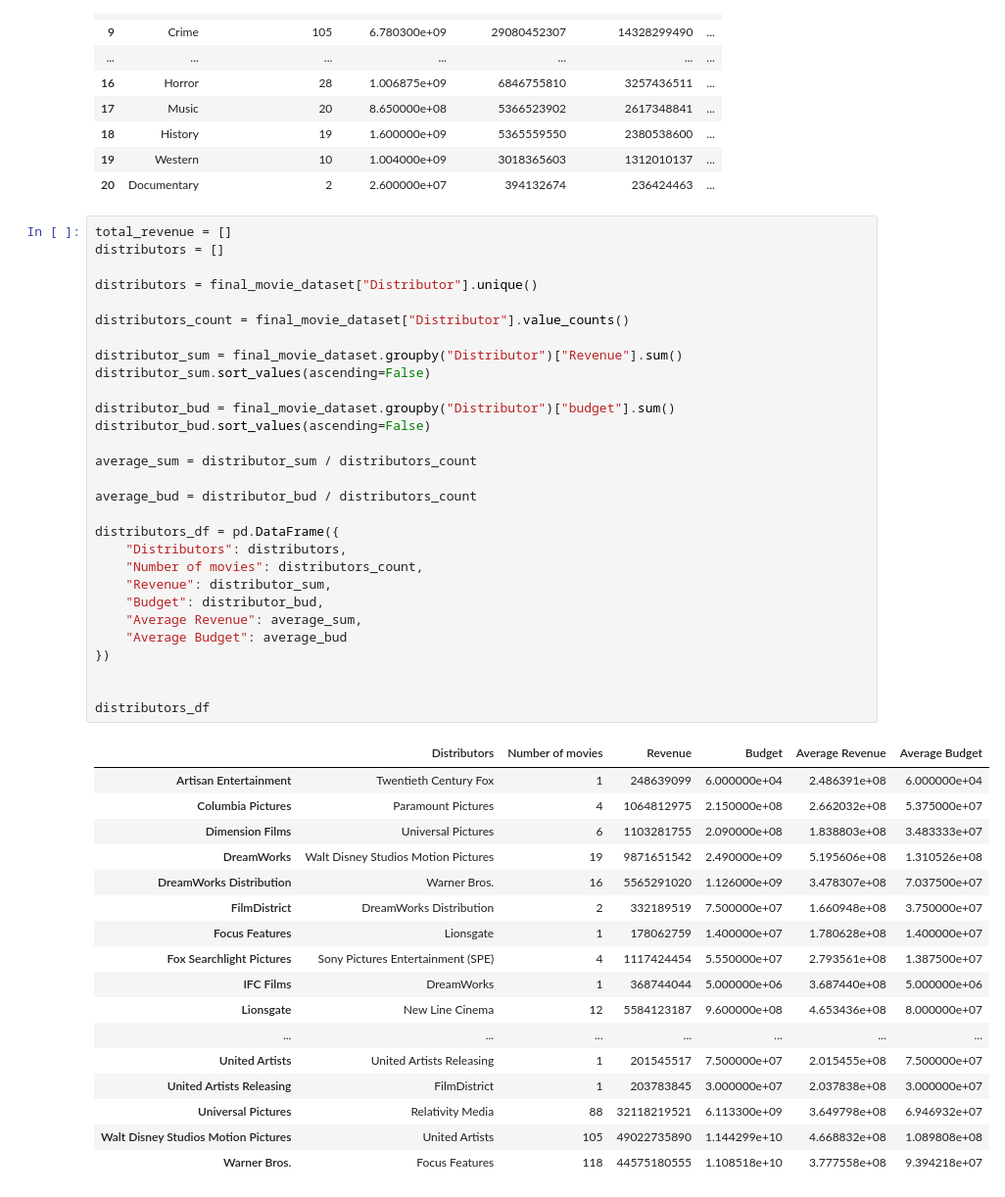
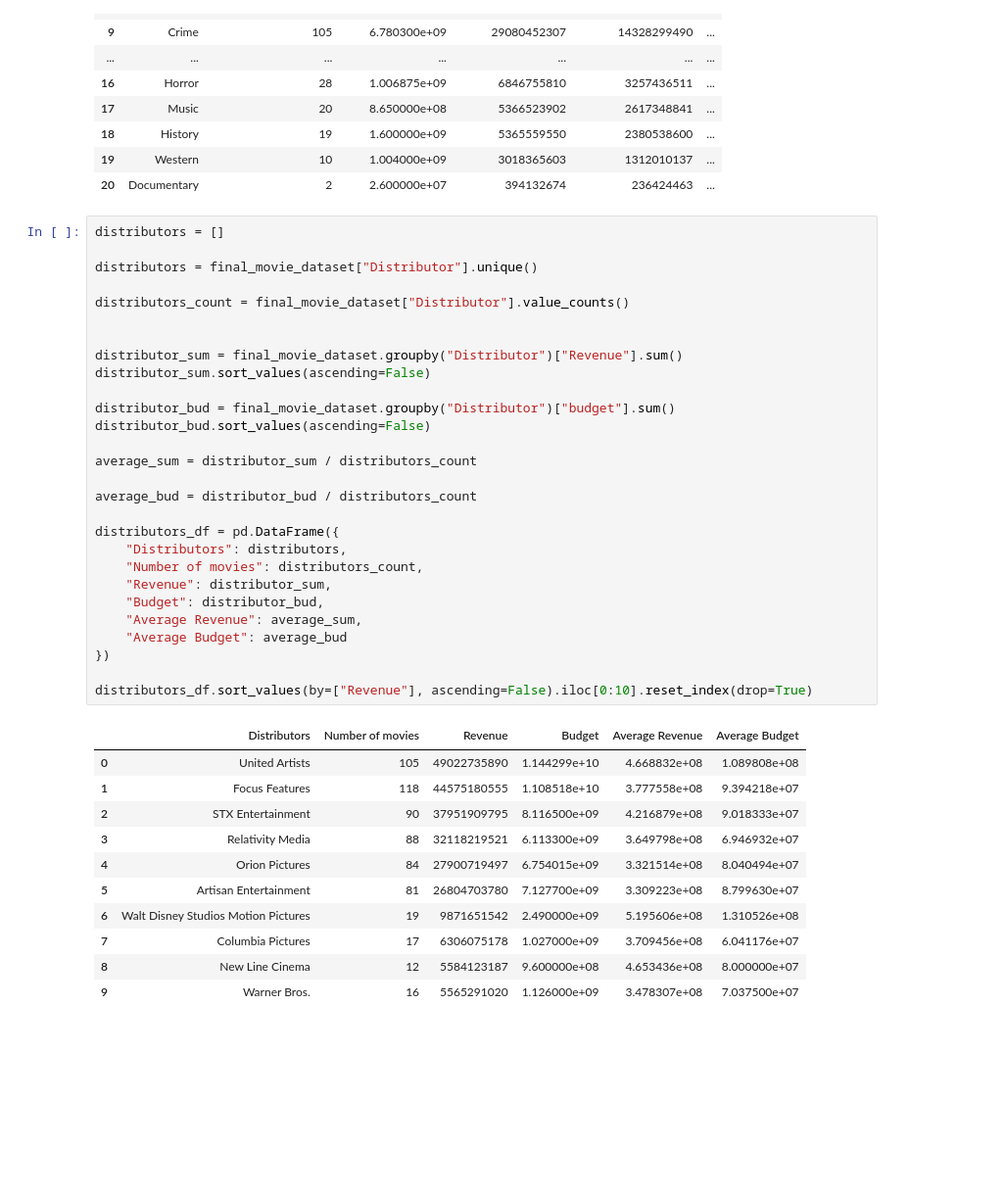
Before and after one commit to bryanmangrum/wranglemasters, a Jupyter notebook: data_cleanup.ipynb, the cells around one changed output. Shown: that part at 98% size. Saved outputs shown, nothing was run; the diff lists cells and outputs as text; blank space fills up the shorter version.

```diff
--- a/data_cleanup.ipynb
+++ b/data_cleanup.ipynb
@@ -290,49 +292,42 @@ genre_df
 | 19 | Western | 10 | 1.004000e+09 | 3018365603 | 1312010137 | ... |
 | 20 | Documentary | 2 | 2.600000e+07 | 394132674 | 236424463 | ... |
 # %%
-total_revenue = []
 distributors = []
 
 distributors = final_movie_dataset["Distributor"].unique()
 
 distributors_count = final_movie_dataset["Distributor"].value_counts()
+
 
 distributor_sum = final_movie_dataset.groupby("Distributor")["Revenue"].sum()
 distributor_sum.sort_values(ascending=False)
 
 distributor_bud = final_movie_dataset.groupby("Distributor")["budget"].sum()
 distributor_bud.sort_values(ascending=False)
 
 average_sum = distributor_sum / distributors_count
 
 average_bud = distributor_bud / distributors_count
 
 distributors_df = pd.DataFrame({
     "Distributors": distributors,
     "Number of movies": distributors_count,
     "Revenue": distributor_sum,
     "Budget": distributor_bud,
     "Average Revenue": average_sum,
     "Average Budget": average_bud
 })
 
-
-distributors_df
+distributors_df.sort_values(by=["Revenue"], ascending=False).iloc[0:10].reset_index(drop=True)
 # %% [output]
 |  | Distributors | Number of movies | Revenue | Budget | Average Revenue | Average Budget |
-| Artisan Entertainment | Twentieth Century Fox | 1 | 248639099 | 6.000000e+04 | 2.486391e+08 | 6.000000e+04 |
-| Columbia Pictures | Paramount Pictures | 4 | 1064812975 | 2.150000e+08 | 2.662032e+08 | 5.375000e+07 |
-| Dimension Films | Universal Pictures | 6 | 1103281755 | 2.090000e+08 | 1.838803e+08 | 3.483333e+07 |
-| DreamWorks | Walt Disney Studios Motion Pictures | 19 | 9871651542 | 2.490000e+09 | 5.195606e+08 | 1.310526e+08 |
-| DreamWorks Distribution | Warner Bros. | 16 | 5565291020 | 1.126000e+09 | 3.478307e+08 | 7.037500e+07 |
-| FilmDistrict | DreamWorks Distribution | 2 | 332189519 | 7.500000e+07 | 1.660948e+08 | 3.750000e+07 |
-| Focus Features | Lionsgate | 1 | 178062759 | 1.400000e+07 | 1.780628e+08 | 1.400000e+07 |
-| Fox Searchlight Pictures | Sony Pictures Entertainment (SPE) | 4 | 1117424454 | 5.550000e+07 | 2.793561e+08 | 1.387500e+07 |
-| IFC Films | DreamWorks | 1 | 368744044 | 5.000000e+06 | 3.687440e+08 | 5.000000e+06 |
-| Lionsgate | New Line Cinema | 12 | 5584123187 | 9.600000e+08 | 4.653436e+08 | 8.000000e+07 |
-| ... | ... | ... | ... | ... | ... | ... |
-| United Artists | United Artists Releasing | 1 | 201545517 | 7.500000e+07 | 2.015455e+08 | 7.500000e+07 |
-| United Artists Releasing | FilmDistrict | 1 | 203783845 | 3.000000e+07 | 2.037838e+08 | 3.000000e+07 |
-| Universal Pictures | Relativity Media | 88 | 32118219521 | 6.113300e+09 | 3.649798e+08 | 6.946932e+07 |
-| Walt Disney Studios Motion Pictures | United Artists | 105 | 49022735890 | 1.144299e+10 | 4.668832e+08 | 1.089808e+08 |
-| Warner Bros. | Focus Features | 118 | 44575180555 | 1.108518e+10 | 3.777558e+08 | 9.394218e+07 |
+| 0 | United Artists | 105 | 49022735890 | 1.144299e+10 | 4.668832e+08 | 1.089808e+08 |
+| 1 | Focus Features | 118 | 44575180555 | 1.108518e+10 | 3.777558e+08 | 9.394218e+07 |
+| 2 | STX Entertainment | 90 | 37951909795 | 8.116500e+09 | 4.216879e+08 | 9.018333e+07 |
+| 3 | Relativity Media | 88 | 32118219521 | 6.113300e+09 | 3.649798e+08 | 6.946932e+07 |
+| 4 | Orion Pictures | 84 | 27900719497 | 6.754015e+09 | 3.321514e+08 | 8.040494e+07 |
+| 5 | Artisan Entertainment | 81 | 26804703780 | 7.127700e+09 | 3.309223e+08 | 8.799630e+07 |
+| 6 | Walt Disney Studios Motion Pictures | 19 | 9871651542 | 2.490000e+09 | 5.195606e+08 | 1.310526e+08 |
+| 7 | Columbia Pictures | 17 | 6306075178 | 1.027000e+09 | 3.709456e+08 | 6.041176e+07 |
+| 8 | New Line Cinema | 12 | 5584123187 | 9.600000e+08 | 4.653436e+08 | 8.000000e+07 |
+| 9 | Warner Bros. | 16 | 5565291020 | 1.126000e+09 | 3.478307e+08 | 7.037500e+07 |
```
Also changed, not shown: parts of 3 cells of this notebook.
